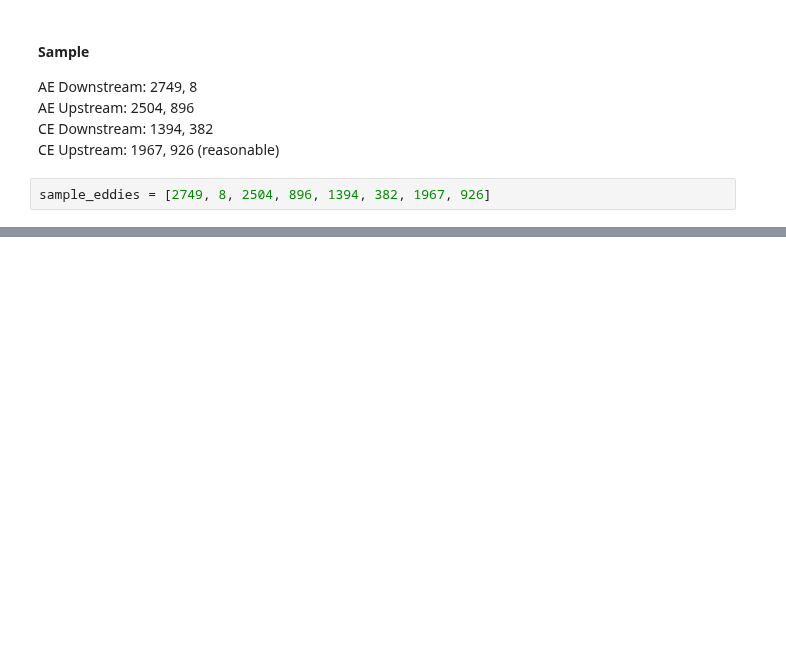
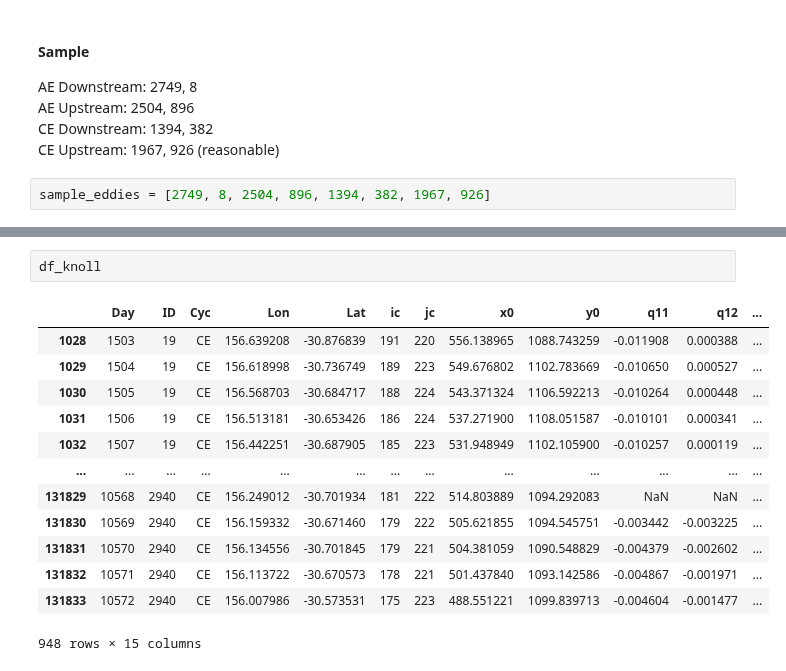
Before and after one commit to regdowse/UNSW-MRes, a Jupyter notebook: MRes/Chapter2/Sample.ipynb, the cells around one changed output, grey strips where cells are left out. Saved outputs shown, nothing was run; the diff lists cells and outputs as text; blank space fills up the shorter version.

```diff
--- a/MRes/Chapter2/Sample.ipynb
+++ b/MRes/Chapter2/Sample.ipynb
@@ -101,0 +134,16 @@ plt.show()
+# %%
+df_knoll
+# %% [output]
+|  | Day | ID | Cyc | Lon | Lat | ic | jc | x0 | y0 | q11 | q12 | ... |
+| 1028 | 1503 | 19 | CE | 156.639208 | -30.876839 | 191 | 220 | 556.138965 | 1088.743259 | -0.011908 | 0.000388 | ... |
+| 1029 | 1504 | 19 | CE | 156.618998 | -30.736749 | 189 | 223 | 549.676802 | 1102.783669 | -0.010650 | 0.000527 | ... |
+| 1030 | 1505 | 19 | CE | 156.568703 | -30.684717 | 188 | 224 | 543.371324 | 1106.592213 | -0.010264 | 0.000448 | ... |
+| 1031 | 1506 | 19 | CE | 156.513181 | -30.653426 | 186 | 224 | 537.271900 | 1108.051587 | -0.010101 | 0.000341 | ... |
+| 1032 | 1507 | 19 | CE | 156.442251 | -30.687905 | 185 | 223 | 531.948949 | 1102.105900 | -0.010257 | 0.000119 | ... |
+| ... | ... | ... | ... | ... | ... | ... | ... | ... | ... | ... | ... | ... |
+| 131829 | 10568 | 2940 | CE | 156.249012 | -30.701934 | 181 | 222 | 514.803889 | 1094.292083 | NaN | NaN | ... |
+| 131830 | 10569 | 2940 | CE | 156.159332 | -30.671460 | 179 | 222 | 505.621855 | 1094.545751 | -0.003442 | -0.003225 | ... |
+| 131831 | 10570 | 2940 | CE | 156.134556 | -30.701845 | 179 | 221 | 504.381059 | 1090.548829 | -0.004379 | -0.002602 | ... |
+| 131832 | 10571 | 2940 | CE | 156.113722 | -30.670573 | 178 | 221 | 501.437840 | 1093.142586 | -0.004867 | -0.001971 | ... |
+| 131833 | 10572 | 2940 | CE | 156.007986 | -30.573531 | 175 | 223 | 488.551221 | 1099.839713 | -0.004604 | -0.001477 | ... |
+948 rows × 15 columns
```
Also changed, not shown: parts of 5 cells of this notebook, 3 other files.
